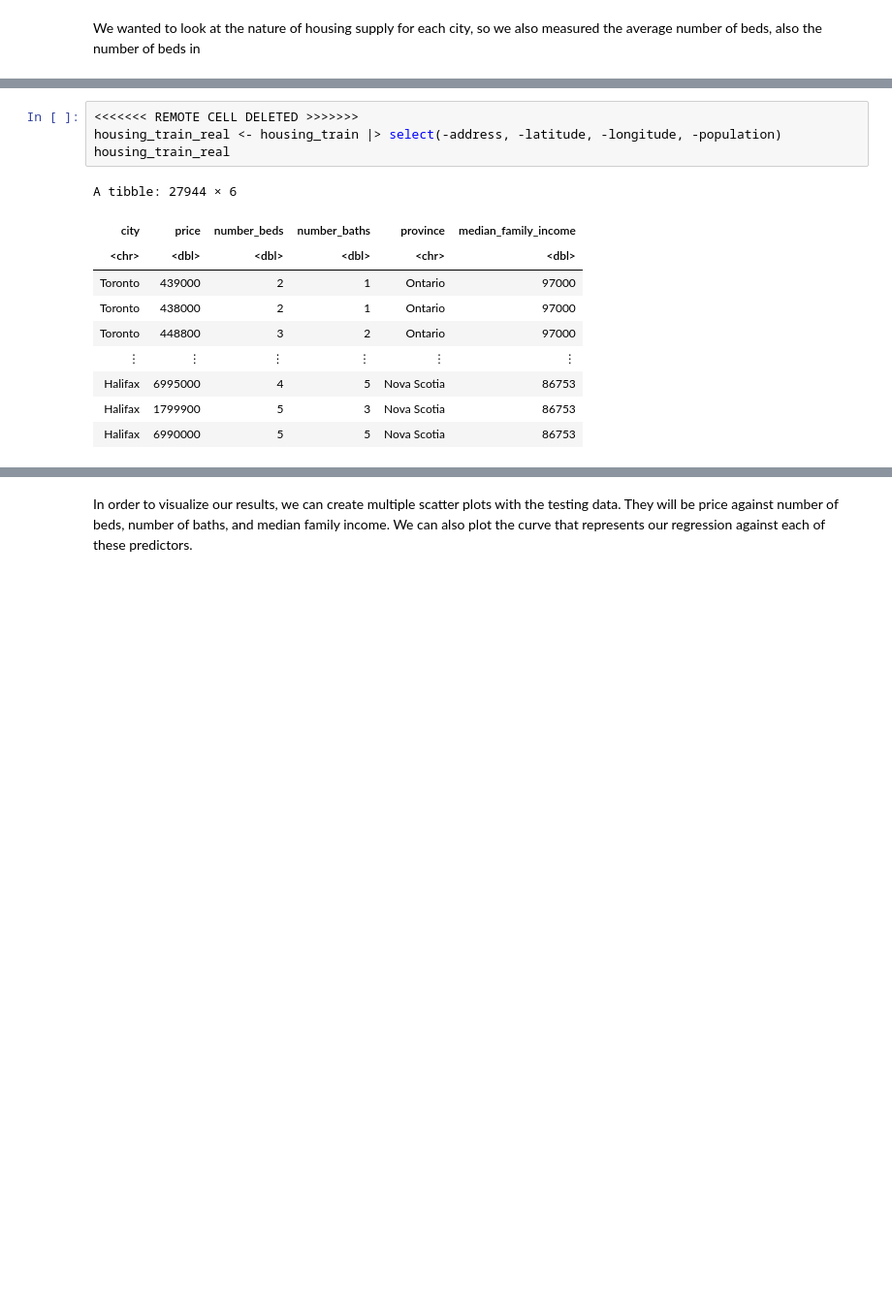
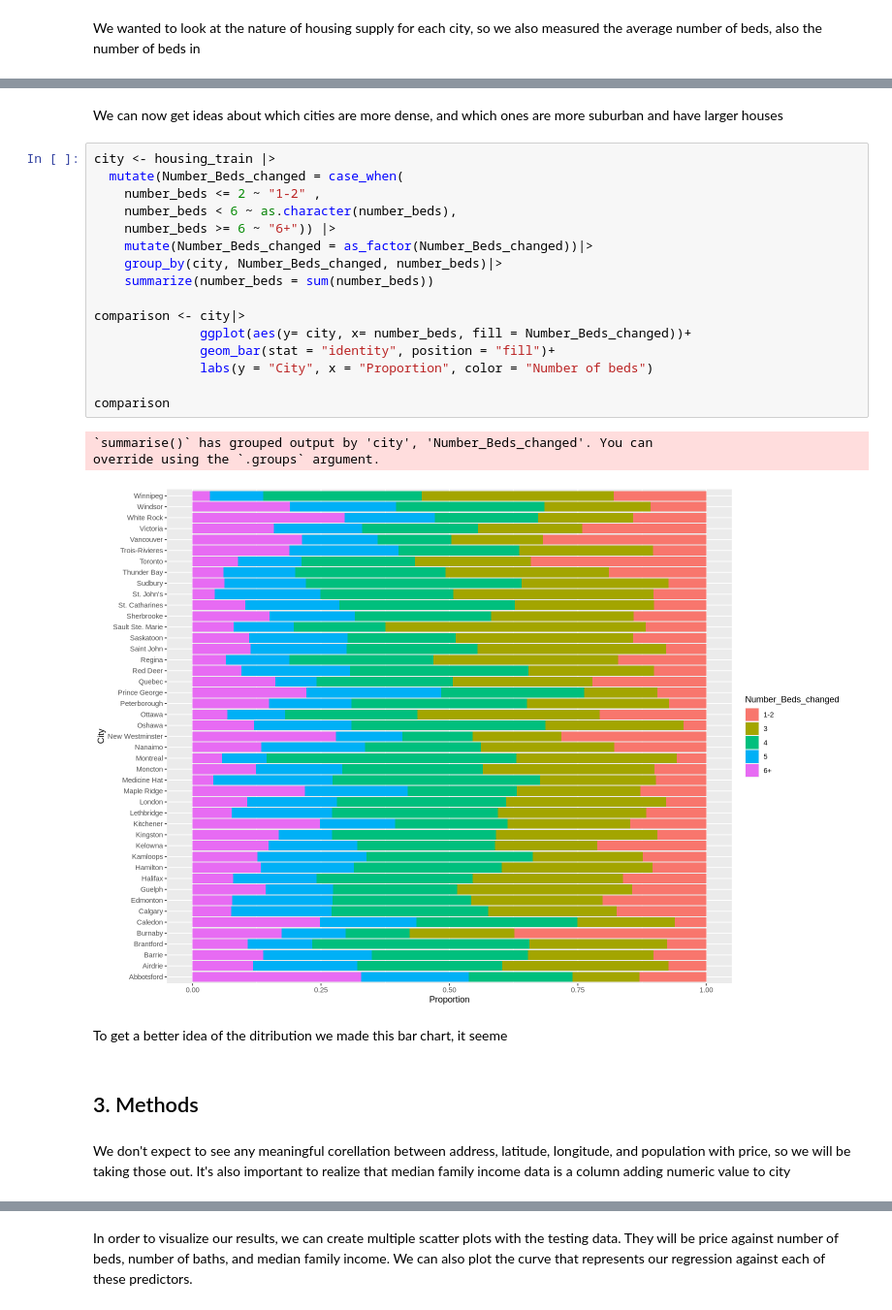
Before and after one commit to slappyslop/dsci-100-002-033, a Jupyter notebook: group_proj_proposal.ipynb, the cells around one changed output, grey strips where cells are left out. Shown at 97% size. Cells and saved outputs as stored; diff of their text form; blank space fills up the shorter version.

```diff
--- a/group_proj_proposal.ipynb
+++ b/group_proj_proposal.ipynb
@@ -71,15 +73,28 @@ average_bed_plot
-# %%
-<<<<<<< REMOTE CELL DELETED >>>>>>>
-housing_train_real <- housing_train |> select(-address, -latitude, -longitude, -population)
-housing_train_real
-# %% [output]
-A tibble: 27944 × 6
-| city | price | number_beds | number_baths | province | median_family_income |
-| <chr> | <dbl> | <dbl> | <dbl> | <chr> | <dbl> |
-| Toronto | 439000 | 2 | 1 | Ontario | 97000 |
-| Toronto | 438000 | 2 | 1 | Ontario | 97000 |
-| Toronto | 448800 | 3 | 2 | Ontario | 97000 |
-| ⋮ | ⋮ | ⋮ | ⋮ | ⋮ | ⋮ |
-| Halifax | 6995000 | 4 | 5 | Nova Scotia | 86753 |
-| Halifax | 1799900 | 5 | 3 | Nova Scotia | 86753 |
-| Halifax | 6990000 | 5 | 5 | Nova Scotia | 86753 |
+# %% [markdown]
+We can now get ideas about which cities are more dense, and which ones are more suburban and have larger houses
+# %%
+city <- housing_train |>
+  mutate(Number_Beds_changed = case_when(
+    number_beds <= 2 ~ "1-2" ,
+    number_beds < 6 ~ as.character(number_beds),
+    number_beds >= 6 ~ "6+")) |>
+    mutate(Number_Beds_changed = as_factor(Number_Beds_changed))|>
+    group_by(city, Number_Beds_changed, number_beds)|>
+    summarize(number_beds = sum(number_beds))
+
+comparison <- city|>
+              ggplot(aes(y= city, x= number_beds, fill = Number_Beds_changed))+
+              geom_bar(stat = "identity", position = "fill")+
+              labs(y = "City", x = "Proportion", color = "Number of beds")
+
+comparison
+# %% [output]
+`summarise()` has grouped output by 'city', 'Number_Beds_changed'. You can
+override using the `.groups` argument.
+[figure, added]
+# %% [markdown]
+To get a better idea of the ditribution we made this bar chart, it seeme
+# %% [markdown]
+## 3. Methods
+# %% [markdown]
+We don't expect to see any meaningful corellation between address, latitude, longitude, and population with price, so we will be taking those out. It's also important to realize that median family income data is a column adding numeric value to city
```
Also changed, not shown: parts of 3 cells of this notebook.
